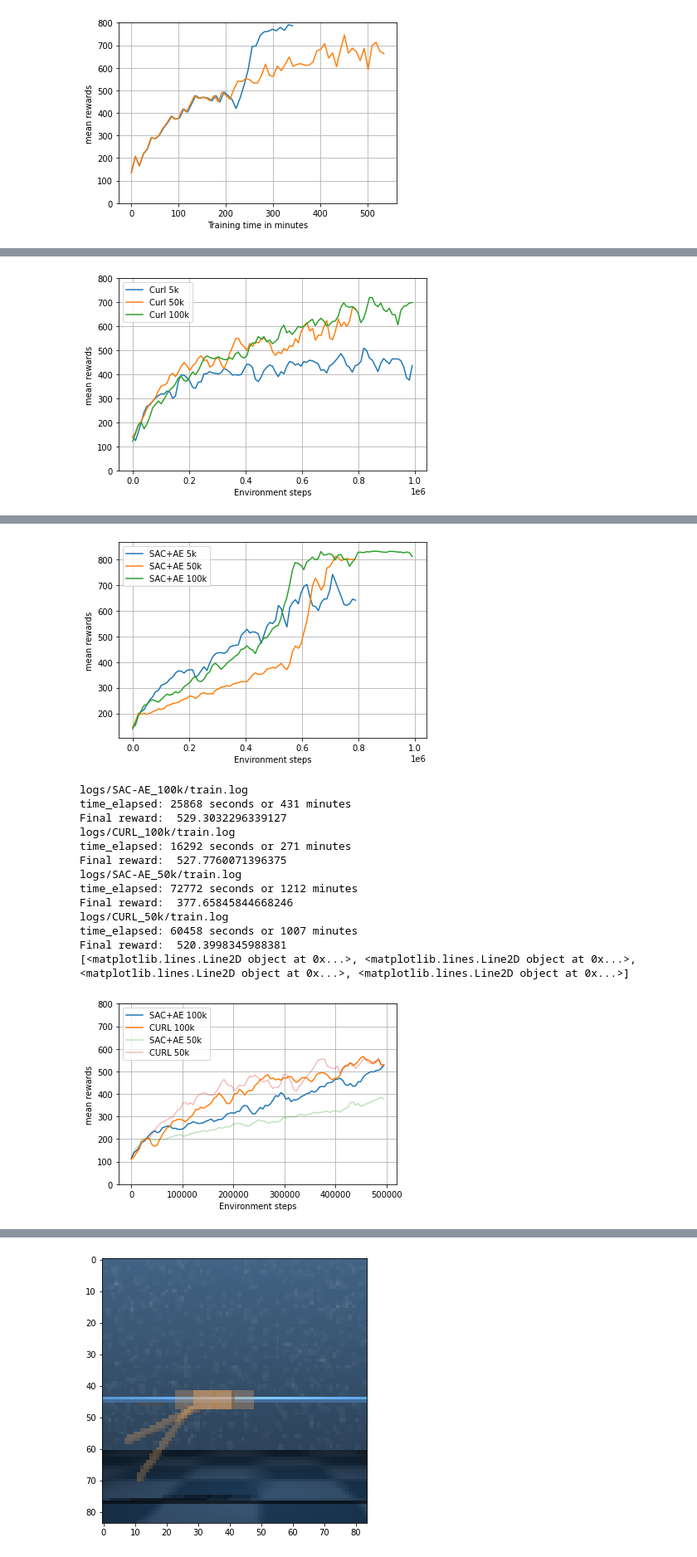
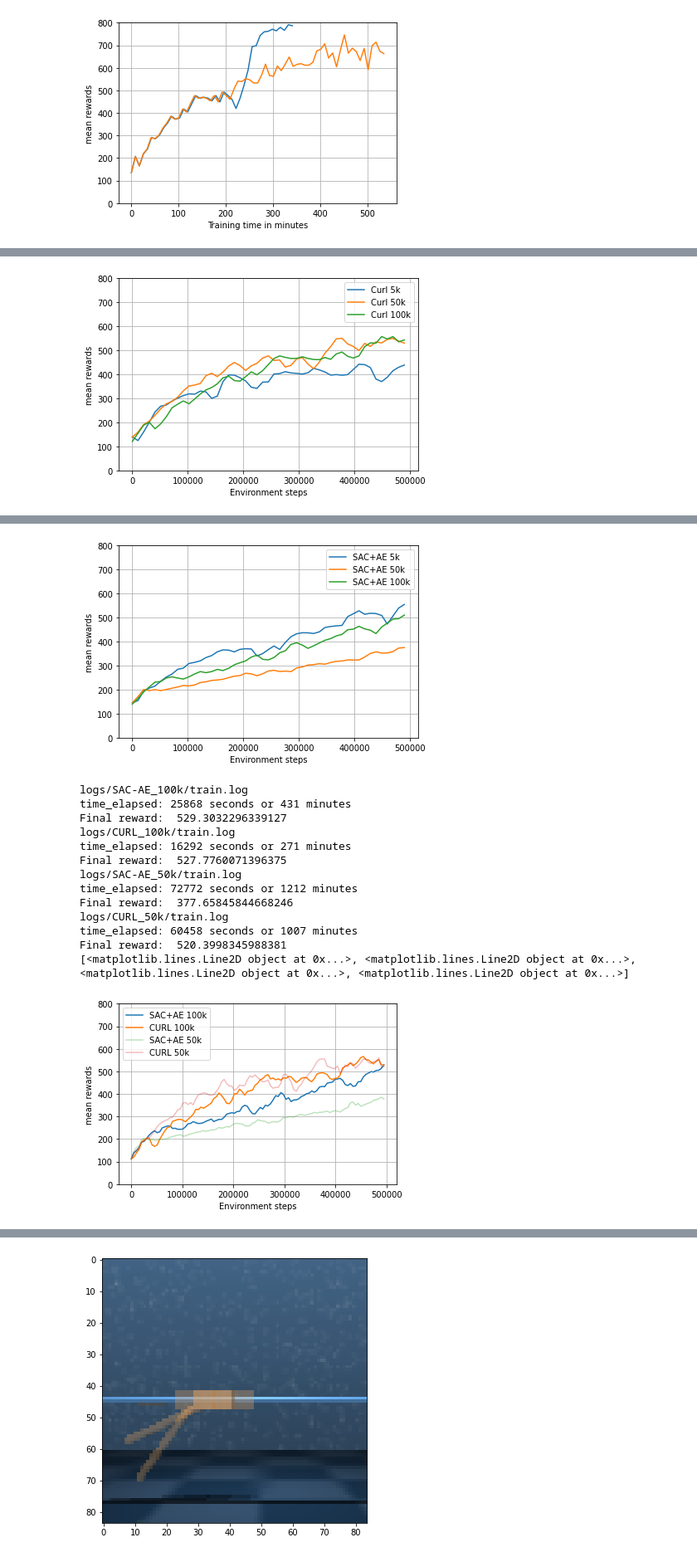
Before and after one commit to gijskoning/ReproducingCURL, a Jupyter notebook: plot.ipynb, the cells around one changed output, grey strips where cells are left out. Shown: that part at 83% size. Cells and saved outputs as stored; diff of their text form; code cells hidden in the pictures.

Commit message:
Update images and index.md

```diff
--- a/plot.ipynb
+++ b/plot.ipynb
@@ -56,7 +56,7 @@ Final reward:  662.9617482038088
 # %%
 # plotting Curl 5,50 and 100 k
 average_over_last_steps = 25000
-max_step = 10e5
+max_step = 5e5
 cal_mean_each_step = 10000
 plots = [0, 0, 0]
 _, plots[0] = plot_data("CURL_5k/train.log", average_over_last_steps=average_over_last_steps,
@@ -72,7 +72,7 @@ plt.grid()
 plt.tight_layout()
 plt.savefig("docs/images/CURL_replay_compare")
 plt.show()
-
+max_step  =5e5
 plots = [0, 0, 0]
 _, plots[0] = plot_data("SAC-AE_5k/train.log", average_over_last_steps=average_over_last_steps,
                         calculate_average_each_step=cal_mean_each_step, max_step=max_step)
@@ -82,6 +82,7 @@ _, plots[2] = plot_data("SAC-AE_100k/train.log", average_over_last_steps=average
                         calculate_average_each_step=cal_mean_each_step, max_step=max_step)
 print(plots)
 plt.legend(plots, ["SAC+AE 5k", "SAC+AE 50k", "SAC+AE 100k"])
+plt.ylim((0,800))
 plt.grid()
 plt.tight_layout()
 plt.savefig("docs/images/SAC-AE_replay_compare")
@@ -107,7 +108,7 @@ plt.ylim((0,800))
 plt.grid()
 plt.savefig("docs/images/compare_sac_and_curl")
 plt.show()
-max_step  =11e5
+max_step  =1e6
 
 plots = [0] * 4
 plots[0] = plot_data("SAC-AE_100k/train.log", average_over_last_steps=average_over_last_steps,
@@ -149,3 +150,3 @@ Final reward:  699.5373642954723
 [<matplotlib.lines.Line2D object at 0x...>, <matplotlib.lines.Line2D object at 0x...>, <matplotlib.lines.Line2D object at 0x...>]
-[figure, old version]
+[figure, new version]
 logs/SAC-AE_5k/train.log
@@ -160,5 +161,5 @@ Final reward:  812.662775943247
 [<matplotlib.lines.Line2D object at 0x...>, <matplotlib.lines.Line2D object at 0x...>, <matplotlib.lines.Line2D object at 0x...>]
-[figure, old version]
+[figure, new version]
 logs/SAC-AE_100k/train.log
 time_elapsed: 25868 seconds or 431 minutes
 Final reward:  529.3032296339127
```
Also changed, not shown: parts of 1 cell of this notebook, 5 other files.
